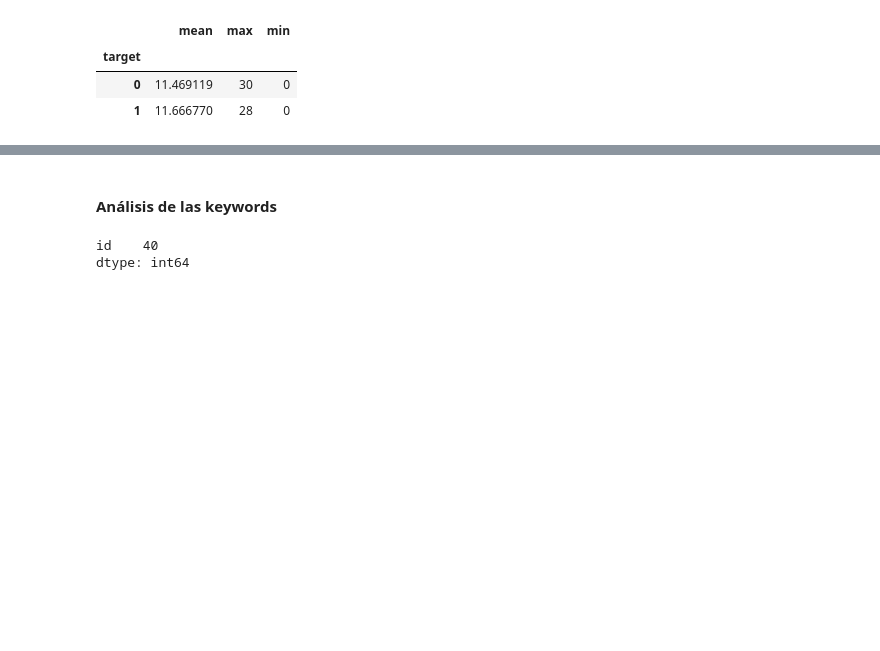
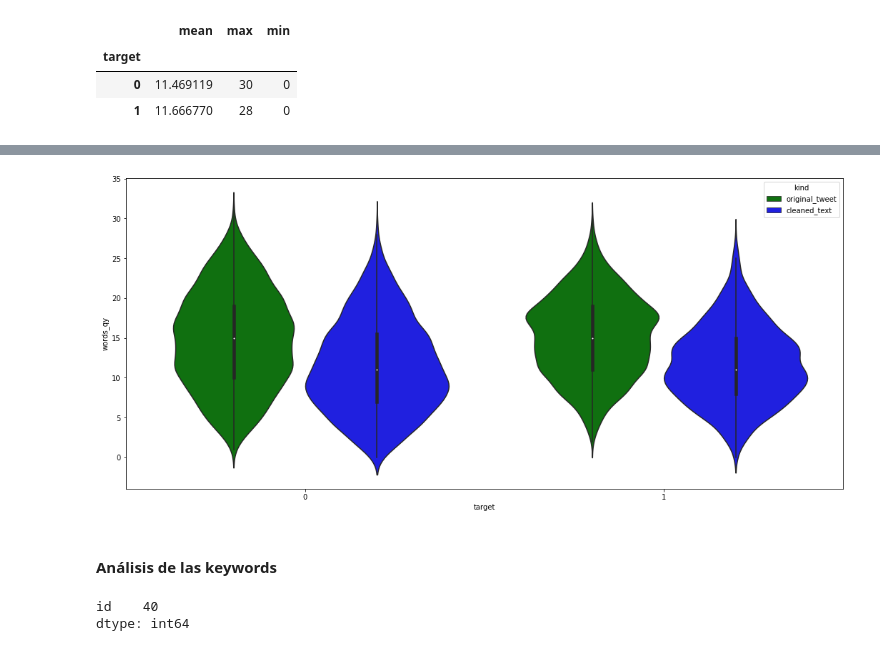
Before and after one commit to gusper01/TP1FIUBA, a Jupyter notebook: Copia_de_Copia_de_TP1_primer_analisis.ipynb, the cells around one changed output, grey strips where cells are left out. Cells and saved outputs as stored; diff of their text form; code cells hidden in the pictures; blank space fills up the shorter version.

```diff
--- a/Copia_de_Copia_de_TP1_primer_analisis.ipynb
+++ b/Copia_de_Copia_de_TP1_primer_analisis.ipynb
@@ -188,0 +202,9 @@ plt.show()
+# %%
+# Voy a darle a los datos la forma que necesito para hacer el violin plot con dos
+# categóricos: el target y si el texto fue o no limpiado
+
+train_words_qy['kind'] = 'original_tweet'
+train_clean_text_words_qy = train_clean_text_words_qy[['id', 'keyword', 'location', 'text', 'target', 'words_qy']]
+train_clean_text_words_qy['kind'] = 'cleaned_text'
+data_violin_plot = train_words_qy.append(train_clean_text_words_qy, ignore_index = True).sort_values('id')
+data_violin_plot.head()
@@ -189,3 +218,10 @@ plt.show()
+# %%
+# Violin plot
+fig, ax = plt.subplots(nrows = 1, ncols = 1, figsize = (18, 8))
+ax = sns.violinplot(x="target", y="words_qy", hue="kind", data=data_violin_plot, palette=['g', 'b'])
+plt.show()
+# %% [output]
+[figure, added]
 # %% [markdown]
 #### Análisis de las keywords
 # %%
```
Also changed, not shown: parts of 3 cells of this notebook.
